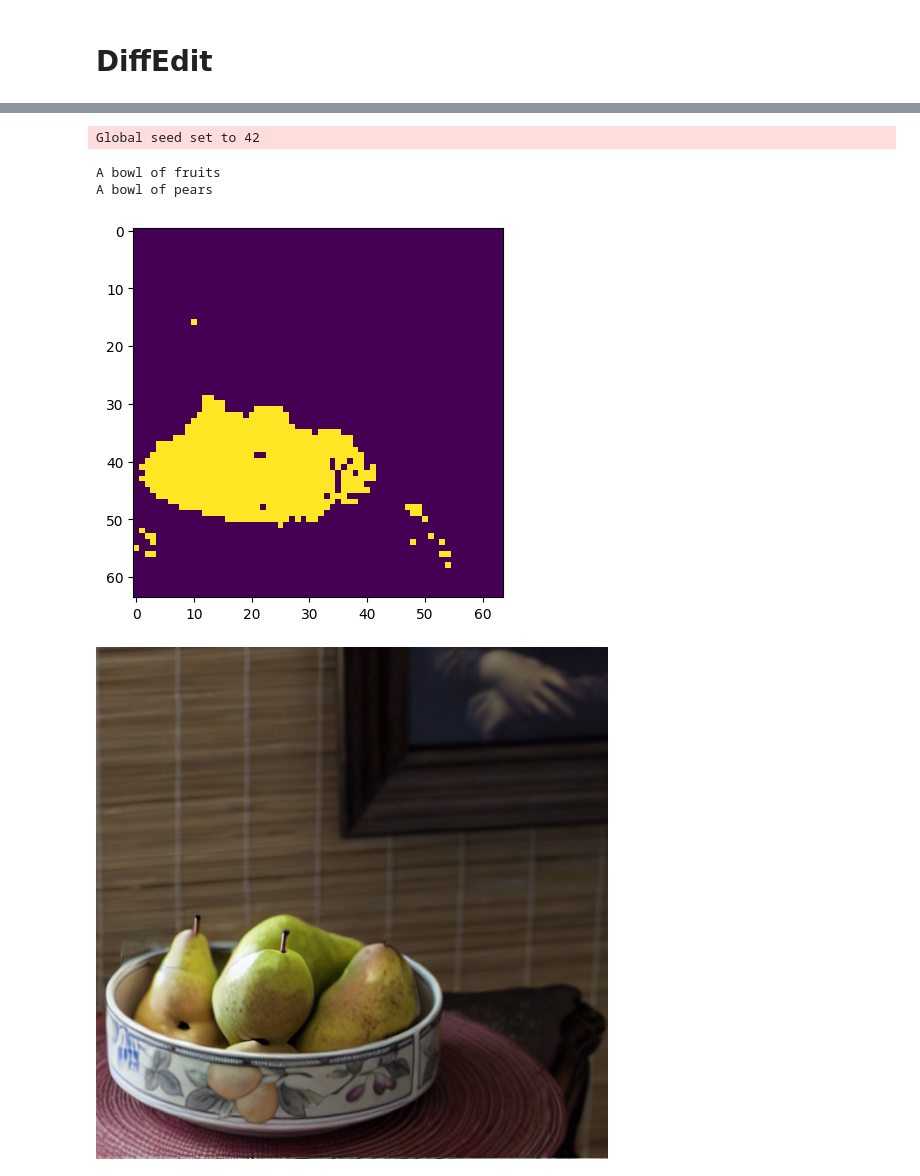
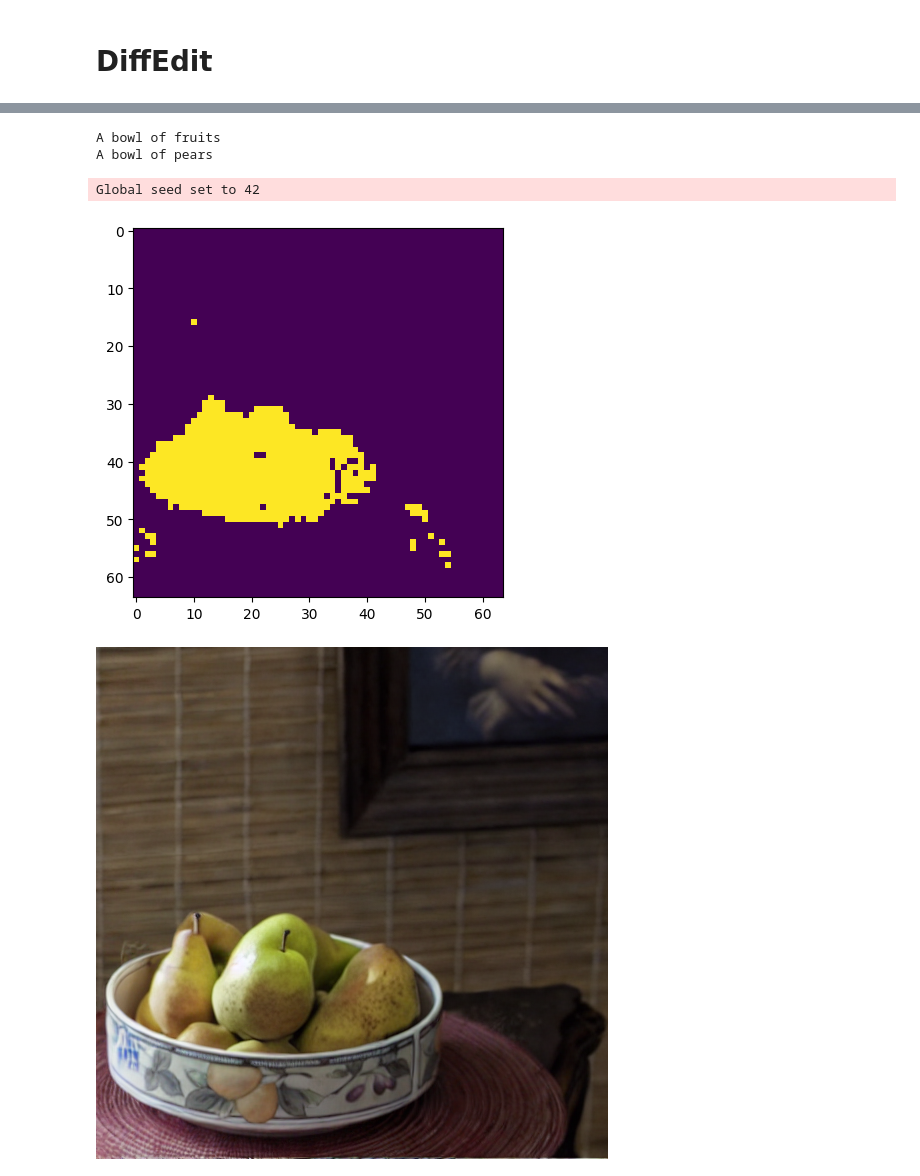
Before and after one commit to LuChengTHU/dpm-solver, a Jupyter notebook: example_v2/stable-diffusion/scripts/diffedit_inpaint.ipynb, the cells around one changed output, grey strips where cells are left out. Drawn from its saved outputs; the diff is of its cells as text; code cells hidden in the pictures.

```diff
--- a/example_v2/stable-diffusion/scripts/diffedit_inpaint.ipynb
+++ b/example_v2/stable-diffusion/scripts/diffedit_inpaint.ipynb
@@ -338,2 +186,0 @@ def main():
-# %%
-model, opt = main()
@@ -350,0 +187,8 @@ Some weights of the model checkpoint at openai/clip-vit-large-patch14 were not u
+# %%
+from ldm.models.diffusion.dpm_solver import DPMSolverSampler
+from ldm.models.diffusion.dpm_solver import (
+    model_wrapper,
+    NoiseScheduleVP,
+    DPM_Solver
+)
+sampler = DPMSolverSampler(model)
@@ -351,24 +335,25 @@ Some weights of the model checkpoint at openai/clip-vit-large-patch14 were not u
+# %%
+init_image = load_img(opt.init_img, opt).to(device)
+init_image = repeat(init_image, '1 ... -> b ...', b=1)
+print(opt.prompt)
+print(opt.edit)
+# %% [output]
+A bowl of fruits
+A bowl of pears
 # %%
-device = model.device
-assert os.path.isfile(opt.init_img)
-init_image = load_img(opt.init_img, opt).to(device)
-init_image = repeat(init_image, '1 ... -> b ...', b=1)
-print(opt.prompt)
-print(opt.edit)
 res = diffedit(model, init_image,
                 src_prompt=opt.prompt,
                 dst_prompt=opt.edit,
-                ddim_steps=opt.ddim_steps,
+                encode_ratio=0.6,
+                ddim_steps=20,
+                method="multistep",
+                order=2,
                 seed=opt.seed,
                 scale=opt.scale,
                 precision=opt.precision
                 )
-if not os.path.exists(opt.outdir):
-    os.mkdir(opt.outdir)
 Image.fromarray(res[0])
 # %% [output]
 Global seed set to 42
-A bowl of fruits
-A bowl of pears
-[figure, old version]
+[figure, new version]
-[figure, old version]
+[figure, new version]
```
Also changed, not shown: parts of 5 cells of this notebook, 1 other file.
